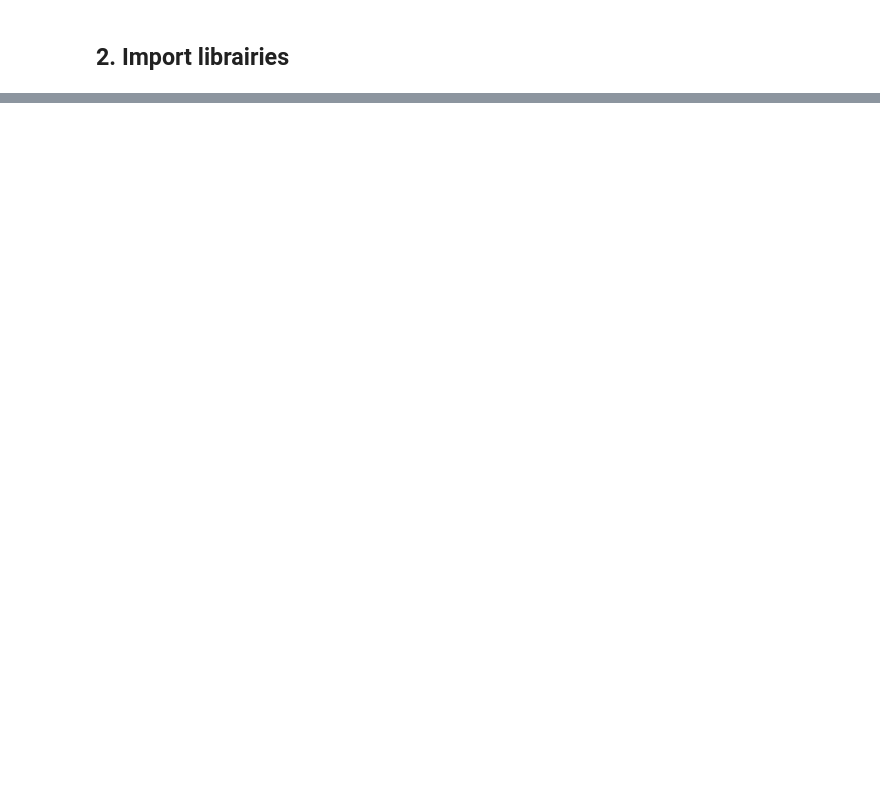
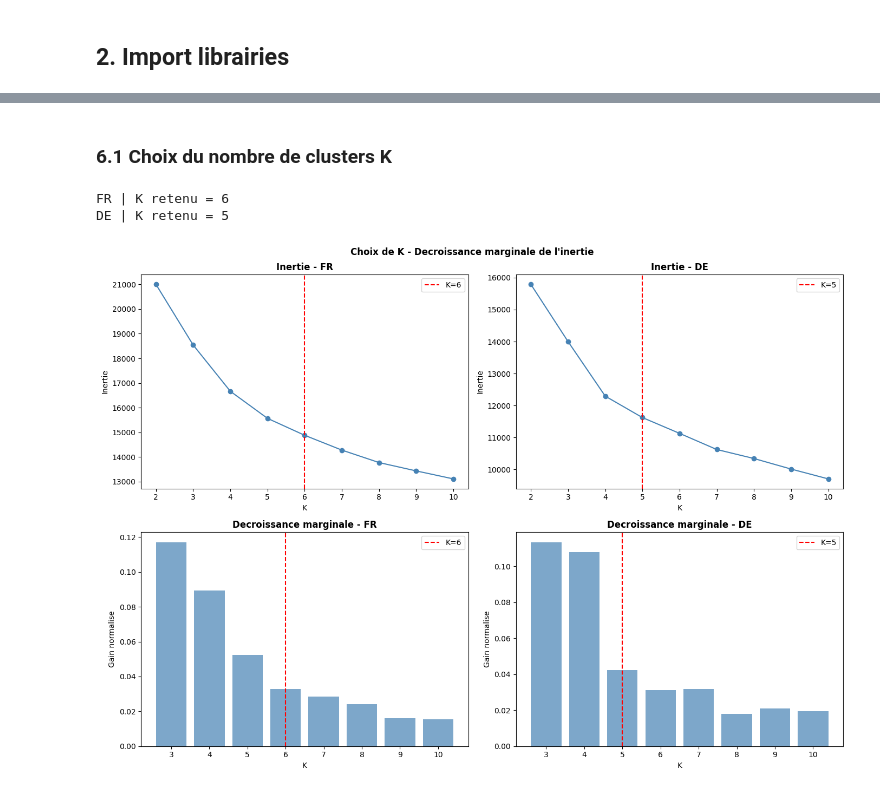
Before and after one commit to hugoser10/explaining-electricity-prices, a Jupyter notebook: main.ipynb, the cells around one changed output, grey strips where cells are left out. Drawn from its saved outputs; the diff is of its cells as text; code cells hidden in the pictures; blank space fills up the shorter version.

```diff
--- a/main.ipynb
+++ b/main.ipynb
@@ -1862,0 +454,45 @@ Les principaux enseignements :
+# %% [markdown]
+### 6.1 Choix du nombre de clusters K
+# %%
+K_range = range(2, 11)
+
+def marginal_decrease(inertias):
+    '''
+    Decroissance marginale de l'inertie entre chaque K.
+    Normalisee par l'inertie initiale.
+    '''
+    inertias = np.array(inertias)
+    margins  = (inertias[:-1] - inertias[1:]) / inertias[0]
+    return margins, elbow_threshold(margins)
+
+fig, axes = plt.subplots(2, 2, figsize=(14, 10))
+fig.suptitle("Choix de K - Decroissance marginale de l'inertie", fontweight='bold')
+
+kmeans_models = {}
+optimal_k     = {}
+
+for col, country in enumerate(['FR', 'DE']):
+    X = (x_train_fr if country == 'FR' else x_train_de).values
+    inertias = [KMeans(n_clusters=k, init='k-means++', n_init=10, random_state=SEED)
+                .fit(X).inertia_ for k in K_range]
+
+    margins, mi        = marginal_decrease(np.array(inertias))
+    k_final            = list(K_range)[1:][mi]
+    optimal_k[country] = k_final
+    print(f"{country} | K retenu = {k_final}")
+
+    axes[0, col].plot(K_range, inertias, marker='o', color='steelblue')
+    axes[0, col].axvline(k_final, color='red', linestyle='--', label=f'K={k_final}')
+    axes[0, col].set_title(f'Inertie - {country}', fontweight='bold')
+    axes[0, col].set_xlabel('K'); axes[0, col].set_ylabel('Inertie'); axes[0, col].legend()
+
+    axes[1, col].bar(list(K_range)[1:], margins, color='steelblue', alpha=0.7)
+    axes[1, col].axvline(k_final, color='red', linestyle='--', label=f'K={k_final}')
+    axes[1, col].set_title(f'Decroissance marginale - {country}', fontweight='bold')
+    axes[1, col].set_xlabel('K'); axes[1, col].set_ylabel('Gain normalise'); axes[1, col].legend()
+
+plt.tight_layout(); plt.show()
+# %% [output]
+FR | K retenu = 6
+DE | K retenu = 5
+[figure, added]
```
Also changed, not shown: parts of 127 cells of this notebook, 23 other files.
